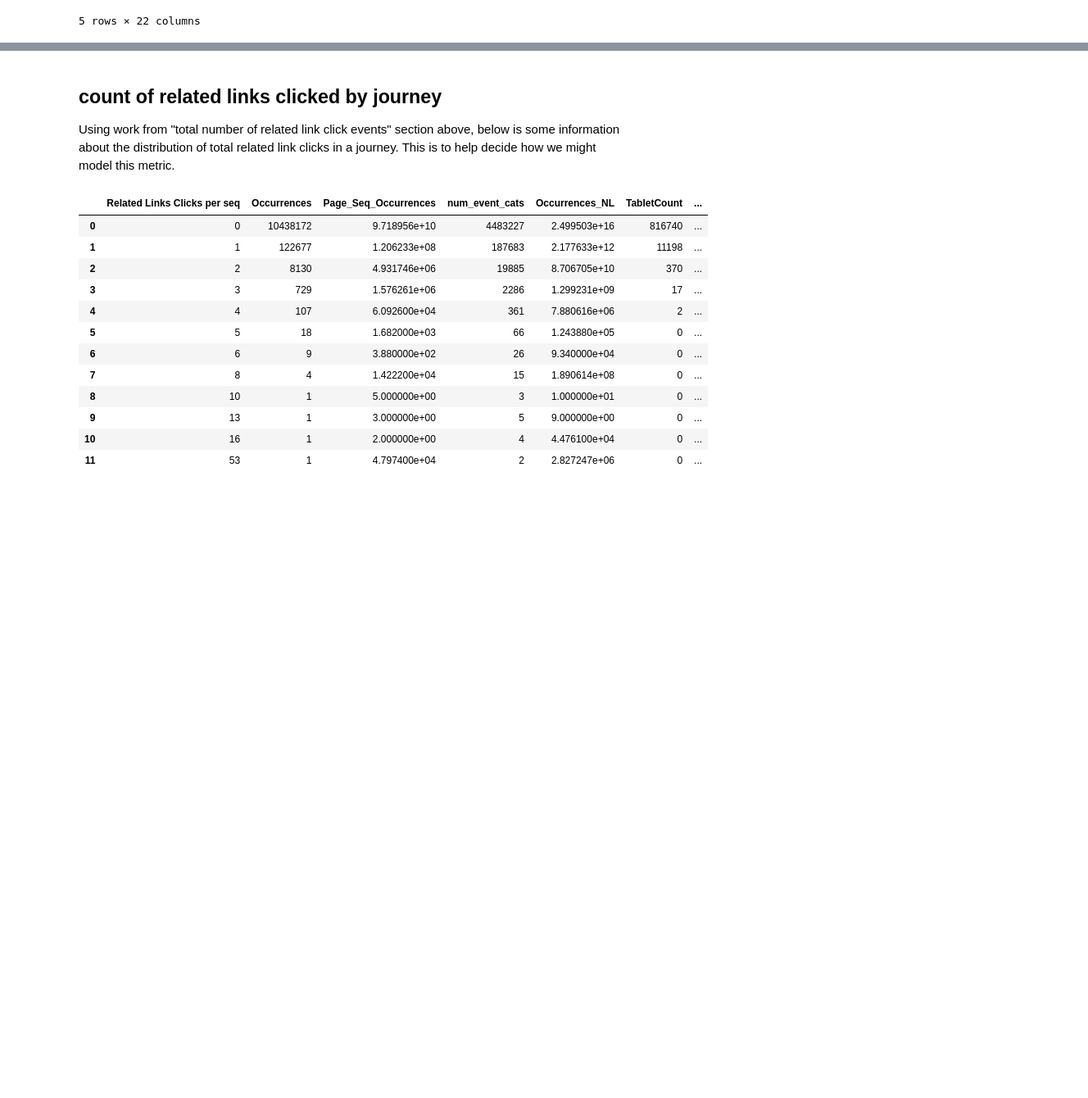
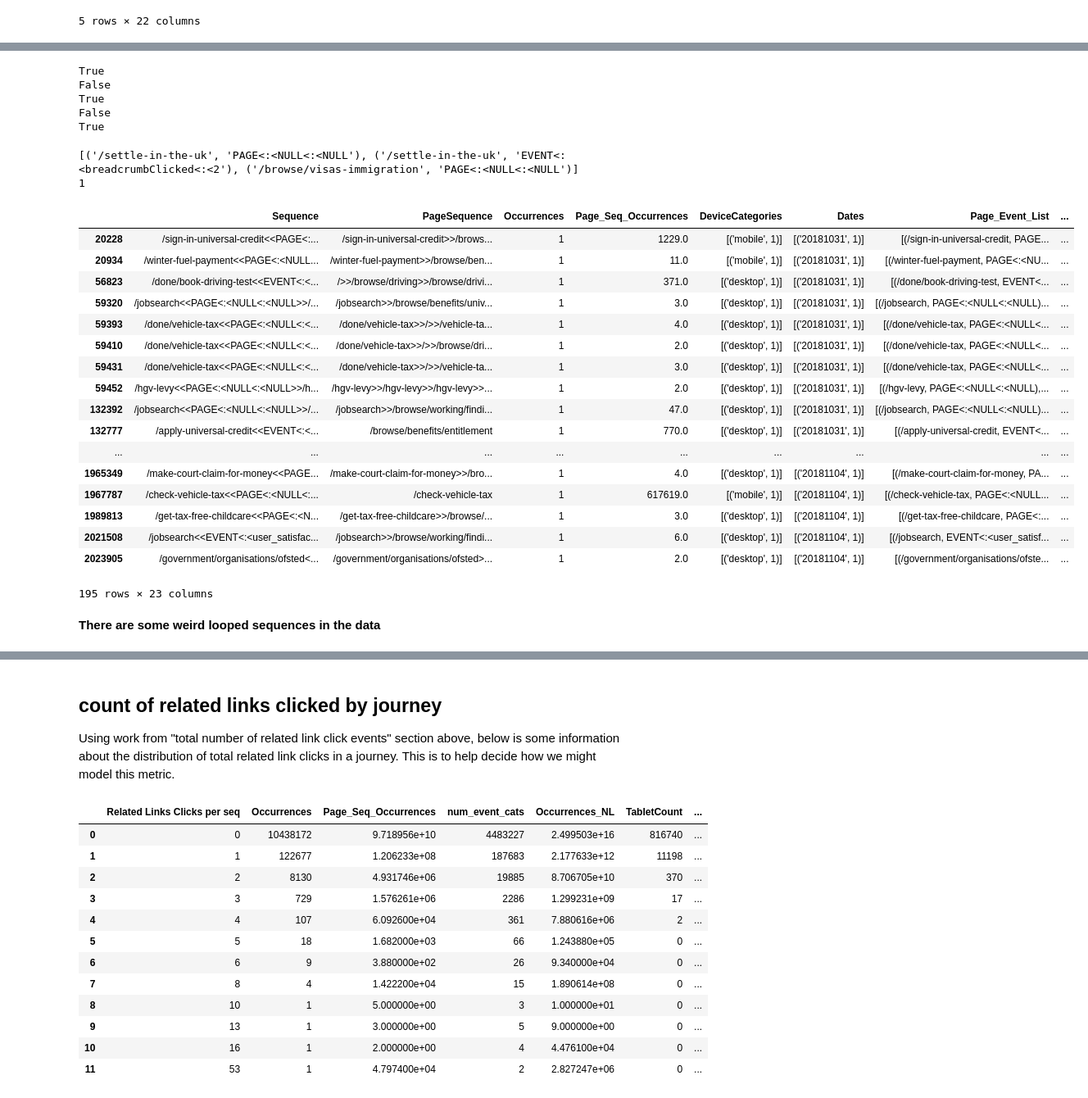
Before and after one commit to alphagov/govuk-network-data, a Jupyter notebook: notebooks/eda/generating_ab_test_data.ipynb, the cells around one changed output, grey strips where cells are left out. Shown at 82% size. Drawn from its saved outputs; the diff is of its cells as text; code cells hidden in the pictures; blank space fills up the shorter version.

Commit message:
looking at nav events and searching after content pages

```diff
--- a/notebooks/eda/generating_ab_test_data.ipynb
+++ b/notebooks/eda/generating_ab_test_data.ipynb
@@ -418 +467,64 @@ Name: Page_Event_List, Length: 23852, dtype: object
+# %%
+def is_nav_event(event):
+    return any(
+        ['breadcrumbClicked' in event, 'homeLinkClicked' in event,
+         all(cond in event for cond in [
+             'relatedLinkClicked','Explore the topic'])])
+# %%
+print(is_nav_event('EVENT<:<breadcrumbClicked<:<2'))
+print(is_nav_event('PAGE<:<NULL<:<NULL'))
+print(is_nav_event('EVENT<:<relatedLinkClicked<:<2.3 Explore the topic'))
+print(is_nav_event('EVENT<:<relatedLinkClicked<:<2.3 Related content'))
+print(is_nav_event('EVENT<:<homeLinkClicked<:<homeHeader'))
+# %% [output]
+True
+False
+True
+False
+True
+# %%
+content_page_nav_events = 0
+for pair in example_Page_Event_List:
+    if is_nav_event(pair[1]):
+        if pair[0] in thing_page_paths:
+            content_page_nav_events += 1
+# %%
+print(example_Page_Event_List)
+print(content_page_nav_events)
+# %% [output]
+[('/settle-in-the-uk', 'PAGE<:<NULL<:<NULL'), ('/settle-in-the-uk', 'EVENT<:<breadcrumbClicked<:<2'), ('/browse/visas-immigration', 'PAGE<:<NULL<:<NULL')]
+1
+# %%
+def count_nav_events(page_event_list):
+    content_page_nav_events = 0
+    for pair in page_event_list:
+        if is_nav_event(pair[1]):
+            if pair[0] in thing_page_paths:
+                content_page_nav_events += 1
+    return content_page_nav_events
+# %%
+df['Content_page_nav_events'] = df['Page_Event_List'].map(count_nav_events)
+# %%
+df[df['Content_page_nav_events'] >2]
+# %% [output]
+|  | Sequence | PageSequence | Occurrences | Page_Seq_Occurrences | DeviceCategories | Dates | Page_Event_List | ... |
+| 20228 | /sign-in-universal-credit<<PAGE<:... | /sign-in-universal-credit>>/brows... | 1 | 1229.0 | [('mobile', 1)] | [('20181031', 1)] | [(/sign-in-universal-credit, PAGE... | ... |
+| 20934 | /winter-fuel-payment<<PAGE<:<NULL... | /winter-fuel-payment>>/browse/ben... | 1 | 11.0 | [('mobile', 1)] | [('20181031', 1)] | [(/winter-fuel-payment, PAGE<:<NU... | ... |
+| 56823 | /done/book-driving-test<<EVENT<:<... | />>/browse/driving>>/browse/drivi... | 1 | 371.0 | [('desktop', 1)] | [('20181031', 1)] | [(/done/book-driving-test, EVENT<... | ... |
+| 59320 | /jobsearch<<PAGE<:<NULL<:<NULL>>/... | /jobsearch>>/browse/benefits/univ... | 1 | 3.0 | [('desktop', 1)] | [('20181031', 1)] | [(/jobsearch, PAGE<:<NULL<:<NULL)... | ... |
+| 59393 | /done/vehicle-tax<<PAGE<:<NULL<:<... | /done/vehicle-tax>>/>>/vehicle-ta... | 1 | 4.0 | [('desktop', 1)] | [('20181031', 1)] | [(/done/vehicle-tax, PAGE<:<NULL<... | ... |
+| 59410 | /done/vehicle-tax<<PAGE<:<NULL<:<... | /done/vehicle-tax>>/>>/browse/dri... | 1 | 2.0 | [('desktop', 1)] | [('20181031', 1)] | [(/done/vehicle-tax, PAGE<:<NULL<... | ... |
+| 59431 | /done/vehicle-tax<<PAGE<:<NULL<:<... | /done/vehicle-tax>>/>>/vehicle-ta... | 1 | 3.0 | [('desktop', 1)] | [('20181031', 1)] | [(/done/vehicle-tax, PAGE<:<NULL<... | ... |
+| 59452 | /hgv-levy<<PAGE<:<NULL<:<NULL>>/h... | /hgv-levy>>/hgv-levy>>/hgv-levy>>... | 1 | 2.0 | [('desktop', 1)] | [('20181031', 1)] | [(/hgv-levy, PAGE<:<NULL<:<NULL),... | ... |
+| 132392 | /jobsearch<<PAGE<:<NULL<:<NULL>>/... | /jobsearch>>/browse/working/findi... | 1 | 47.0 | [('desktop', 1)] | [('20181031', 1)] | [(/jobsearch, PAGE<:<NULL<:<NULL)... | ... |
+| 132777 | /apply-universal-credit<<EVENT<:<... | /browse/benefits/entitlement | 1 | 770.0 | [('desktop', 1)] | [('20181031', 1)] | [(/apply-universal-credit, EVENT<... | ... |
+| ... | ... | ... | ... | ... | ... | ... | ... | ... |
+| 1965349 | /make-court-claim-for-money<<PAGE... | /make-court-claim-for-money>>/bro... | 1 | 4.0 | [('desktop', 1)] | [('20181104', 1)] | [(/make-court-claim-for-money, PA... | ... |
+| 1967787 | /check-vehicle-tax<<PAGE<:<NULL<:... | /check-vehicle-tax | 1 | 617619.0 | [('mobile', 1)] | [('20181104', 1)] | [(/check-vehicle-tax, PAGE<:<NULL... | ... |
+| 1989813 | /get-tax-free-childcare<<PAGE<:<N... | /get-tax-free-childcare>>/browse/... | 1 | 3.0 | [('desktop', 1)] | [('20181104', 1)] | [(/get-tax-free-childcare, PAGE<:... | ... |
+| 2021508 | /jobsearch<<EVENT<:<user_satisfac... | /jobsearch>>/browse/working/findi... | 1 | 6.0 | [('desktop', 1)] | [('20181104', 1)] | [(/jobsearch, EVENT<:<user_satisf... | ... |
+| 2023905 | /government/organisations/ofsted<... | /government/organisations/ofsted>... | 1 | 2.0 | [('desktop', 1)] | [('20181104', 1)] | [(/government/organisations/ofste... | ... |
+195 rows × 23 columns
+# %% [markdown]
+**There are some weird looped sequences in the data**
 # %%
```
Also changed, not shown: parts of 26 cells of this notebook, 1 other file.
